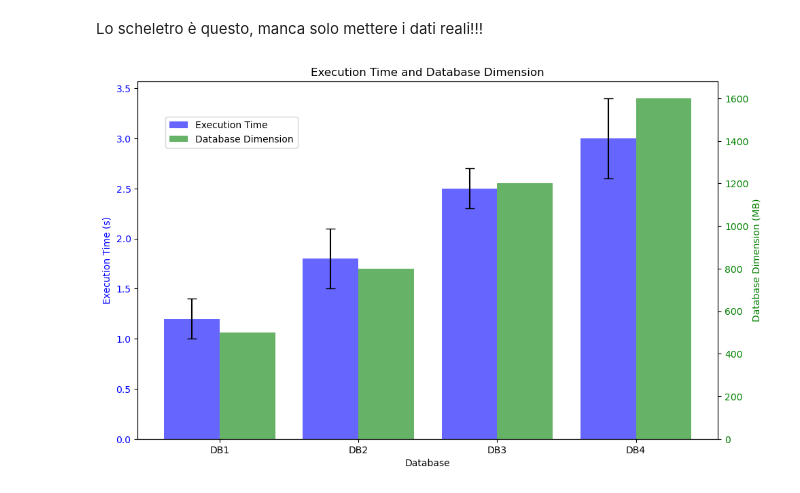
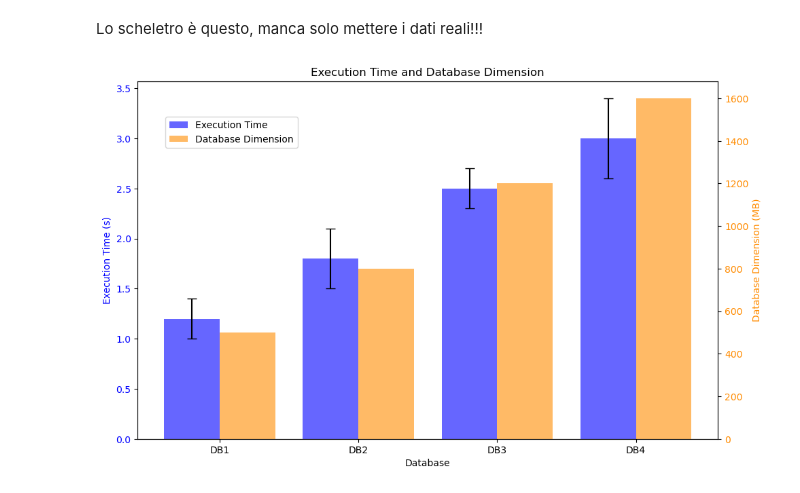
Before and after one commit to ValentinisAlessio/DM_Final_Project, a Jupyter notebook: plots.ipynb, the cells around one changed output. Saved outputs shown, nothing was run; the diff lists cells and outputs as text; code cells hidden in the pictures.

Commit message:
Plots

```diff
--- a/plots.ipynb
+++ b/plots.ipynb
@@ -237,34 +237,34 @@ import numpy as np
 
 # Example data
 x_labels = ['DB1', 'DB2', 'DB3', 'DB4']
 execution_time = [1.2, 1.8, 2.5, 3.0]
 confidence_intervals = [0.2, 0.3, 0.2, 0.4]
 db_dimensions = [500, 800, 1200, 1600]
 
 # Positions for bars
 x = np.arange(len(x_labels))
 
 # Plot execution time with error bars
 fig, ax1 = plt.subplots(figsize=(10, 6))
 
 ax1.bar(x - 0.2, execution_time, width=0.4, yerr=confidence_intervals, capsize=5, color='b', alpha=0.6, label='Execution Time')
 ax1.set_xlabel('Database')
 ax1.set_ylabel('Execution Time (s)', color='b')
 ax1.set_xticks(x)
 ax1.set_xticklabels(x_labels)
 ax1.tick_params(axis='y', labelcolor='b')
 
 # Plot database dimensions on the same x-axis
 ax2 = ax1.twinx()
-ax2.bar(x + 0.2, db_dimensions, width=0.4, color='g', alpha=0.6, label='Database Dimension')
-ax2.set_ylabel('Database Dimension (MB)', color='g')
-ax2.tick_params(axis='y', labelcolor='g')
+ax2.bar(x + 0.2, db_dimensions, width=0.4, color='darkorange', alpha=0.6, label='Database Dimension')
+ax2.set_ylabel('Database Dimension (MB)', color='darkorange')
+ax2.tick_params(axis='y', labelcolor='darkorange')
 
 # Add a legend
 fig.tight_layout()
 fig.legend(loc='upper left', bbox_to_anchor=(0.1, 0.9))
 
 plt.title('Execution Time and Database Dimension')
 plt.show()
 # %% [output]
-[figure, old version]
+[figure, new version]
```
Also changed, not shown: parts of 4 cells of this notebook.
